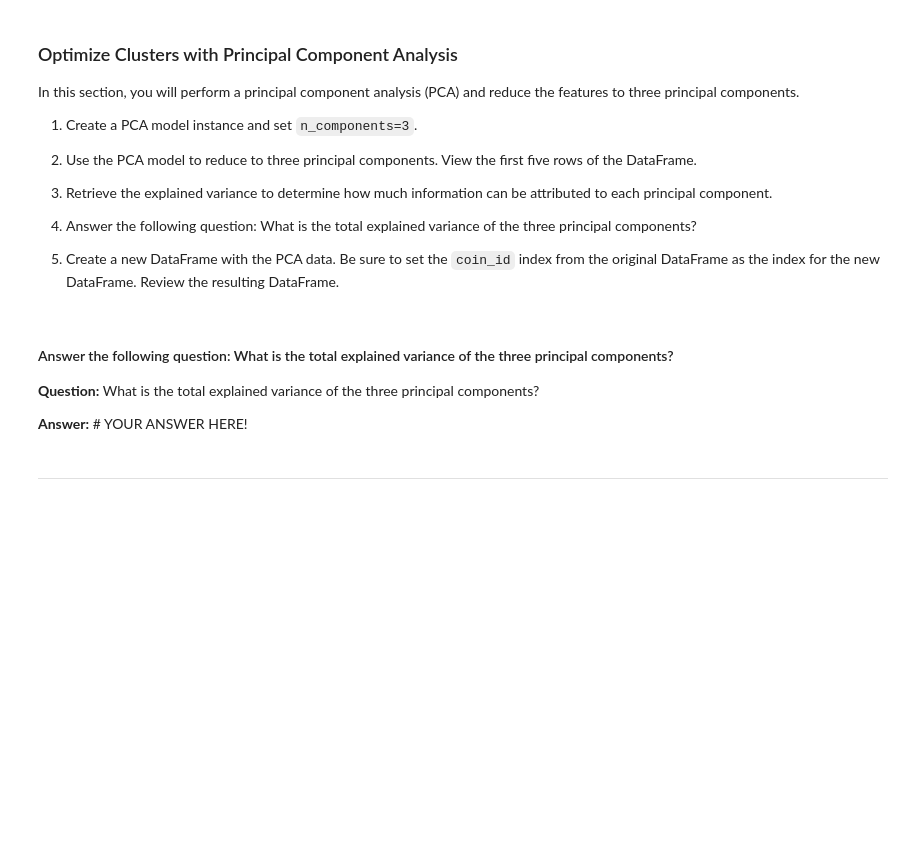
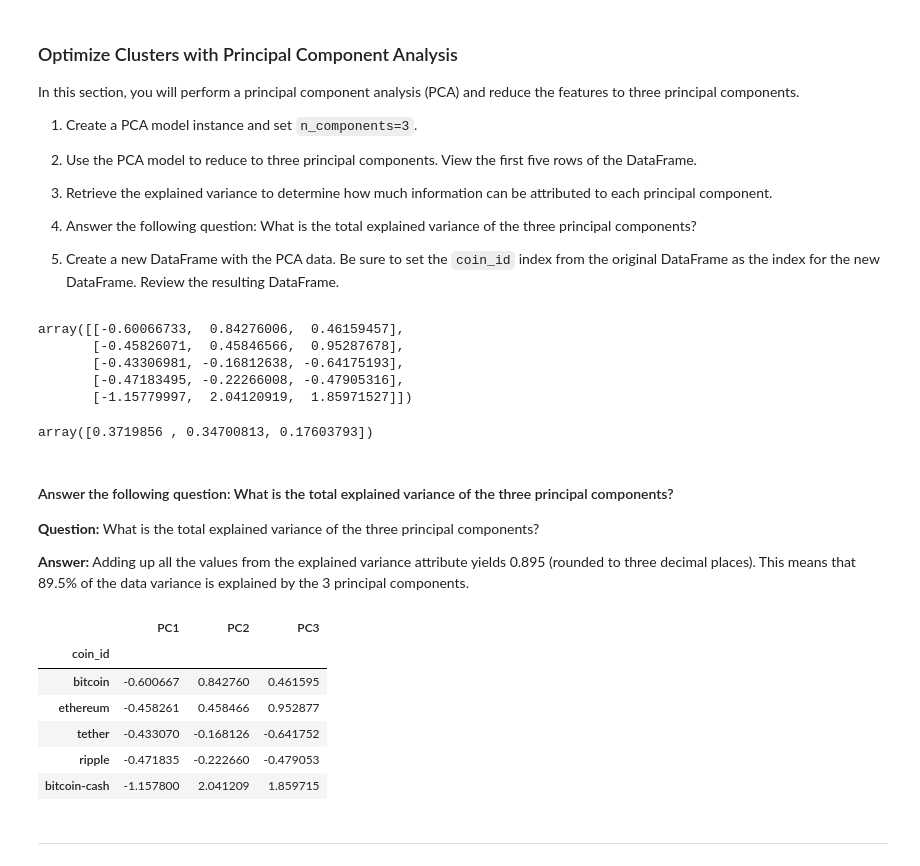
Before and after one commit to shark-236/Crypto_Unsupervised_Learning, a Jupyter notebook: crypto_investments.ipynb, the cells around one changed output. Saved outputs shown, nothing was run; the diff lists cells and outputs as text; code cells hidden in the pictures; blank space fills up the shorter version.

```diff
--- a/crypto_investments.ipynb
+++ b/crypto_investments.ipynb
@@ -251,39 +251,63 @@ In this section, you will perform a principal component analysis (PCA) and reduc
 5. Create a new DataFrame with the PCA data. Be sure to set the `coin_id` index from the original DataFrame as the index for the new DataFrame. Review the resulting DataFrame.
 # %%
 # Create a PCA model instance and set `n_components=3`.
-# YOUR CODE HERE!
+pca = PCA(n_components=3)
 # %%
 # Use the PCA model with `fit_transform` to reduce to
 # three principal components.
-# YOUR CODE HERE!
+#The variable 'market_pca_data' is created to house the PCA version of the original scaled DF
+market_pca_data = pca.fit_transform(df_market_data_scaled)
 
 # View the first five rows of the DataFrame.
-# YOUR CODE HERE!
+#The market_pca_data is an array and treated accordingly. It is converted to a DF later in this code per the instructions
+market_pca_data[:5]
+# %% [output]
+array([[-0.60066733,  0.84276006,  0.46159457],
+       [-0.45826071,  0.45846566,  0.95287678],
+       [-0.43306981, -0.16812638, -0.64175193],
+       [-0.47183495, -0.22266008, -0.47905316],
+       [-1.15779997,  2.04120919,  1.85971527]])
 # %%
 # Retrieve the explained variance to determine how much information
 # can be attributed to each principal component.
-# YOUR CODE HERE!
+#Here, the pca variable (created previously) is called in to the explained variance attribute
+pca.explained_variance_ratio_
+# %% [output]
+array([0.3719856 , 0.34700813, 0.17603793])
 # %% [markdown]
 #### Answer the following question: What is the total explained variance of the three principal components?
 
 **Question:** What is the total explained variance of the three principal components?
 
-**Answer:** # YOUR ANSWER HERE!
+**Answer:** Adding up all the values from the explained variance attribute yields 0.895 (rounded to three decimal places). This means that 89.5% of the data variance is explained by the 3 principal components.
 # %%
 # Create a new DataFrame with the PCA data.
 # Note: The code for this step is provided for you
+#The variable names from the starter code have been changed to align with data progression
 
 # Creating a DataFrame with the PCA data
-# YOUR CODE HERE!
+#The variable 'df_market_pca_data' is created to conver the market_pca_data into a DataFrame
+df_market_pca_data = pd.DataFrame(
+    market_pca_data,
+    columns=['PC1', 'PC2', 'PC3']
+)
 
 # Copy the crypto names from the original data
-# YOUR CODE HERE!
+df_market_pca_data["coin_id"] = df_market_data.index
 
 # Set the coinid column as index
-# YOUR CODE HERE!
+df_market_pca_data = df_market_pca_data.set_index("coin_id")
 
 # Display sample data
-# YOUR CODE HERE!
+df_market_pca_data.head()
+# %% [output]
+|  | PC1 | PC2 | PC3 |
+| coin_id |  |  |  |
+| bitcoin | -0.600667 | 0.842760 | 0.461595 |
+| ethereum | -0.458261 | 0.458466 | 0.952877 |
+| tether | -0.433070 | -0.168126 | -0.641752 |
+| ripple | -0.471835 | -0.222660 | -0.479053 |
+| bitcoin-cash | -1.157800 | 2.041209 | 1.859715 |
 # %% [markdown]
 ---
 # %% [markdown]
```
Also changed, not shown: parts of 6 cells of this notebook.
